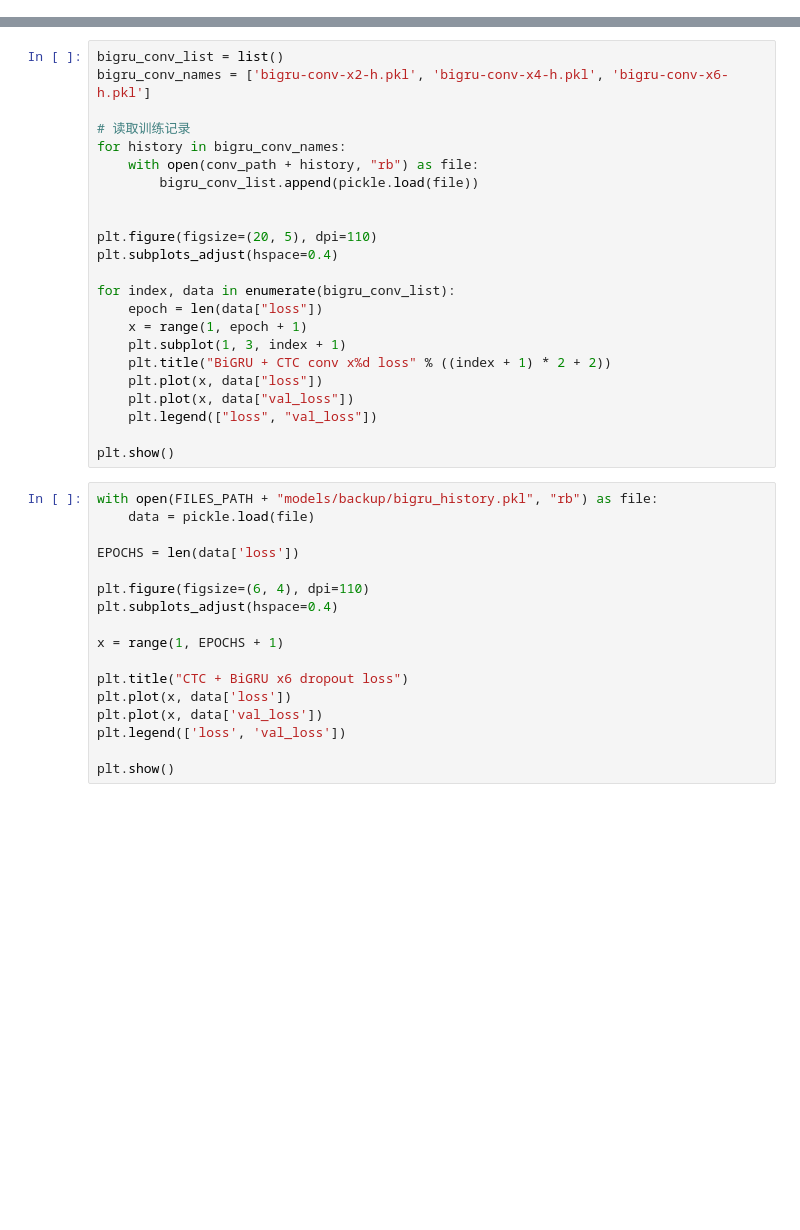
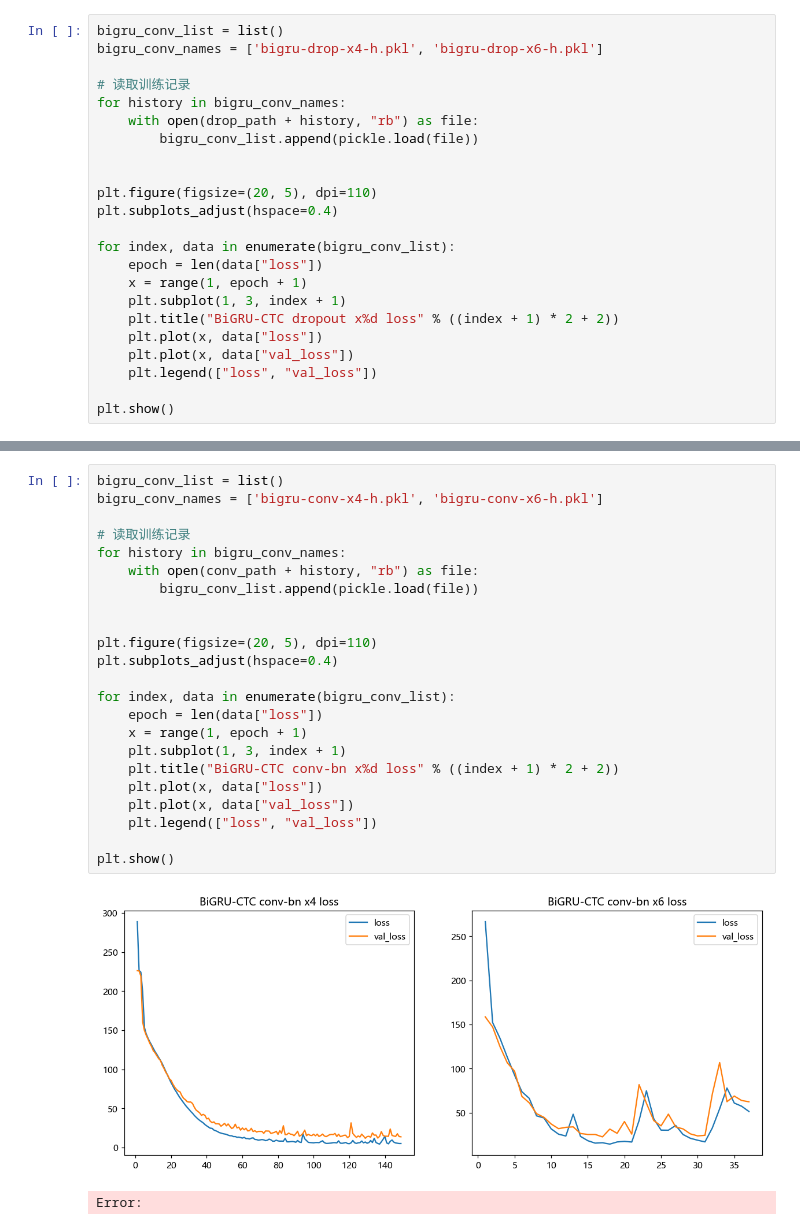
Before and after one commit to SzLeaves/asr-model-ctc, a Jupyter notebook: 5.diagrams.ipynb, the cells around one changed output, grey strips where cells are left out. Cells and saved outputs as stored; diff of their text form; blank space fills up the shorter version.

Commit message:
update: conv x4

```diff
--- a/5.diagrams.ipynb
+++ b/5.diagrams.ipynb
@@ -33,0 +37,23 @@ plt.show()
+# %%
+bigru_conv_list = list()
+bigru_conv_names = ['bigru-drop-x4-h.pkl', 'bigru-drop-x6-h.pkl']
+
+# 读取训练记录
+for history in bigru_conv_names:
+    with open(drop_path + history, "rb") as file:
+        bigru_conv_list.append(pickle.load(file))
+
+
+plt.figure(figsize=(20, 5), dpi=110)
+plt.subplots_adjust(hspace=0.4)
+
+for index, data in enumerate(bigru_conv_list):
+    epoch = len(data["loss"])
+    x = range(1, epoch + 1)
+    plt.subplot(1, 3, index + 1)
+    plt.title("BiGRU-CTC dropout x%d loss" % ((index + 1) * 2 + 2))
+    plt.plot(x, data["loss"])
+    plt.plot(x, data["val_loss"])
+    plt.legend(["loss", "val_loss"])
+
+plt.show()
@@ -34,40 +62,26 @@ plt.show()
 # %%
 bigru_conv_list = list()
-bigru_conv_names = ['bigru-conv-x2-h.pkl', 'bigru-conv-x4-h.pkl', 'bigru-conv-x6-h.pkl']
+bigru_conv_names = ['bigru-conv-x4-h.pkl', 'bigru-conv-x6-h.pkl']
 
 # 读取训练记录
 for history in bigru_conv_names:
     with open(conv_path + history, "rb") as file:
         bigru_conv_list.append(pickle.load(file))
 
 
 plt.figure(figsize=(20, 5), dpi=110)
 plt.subplots_adjust(hspace=0.4)
 
 for index, data in enumerate(bigru_conv_list):
     epoch = len(data["loss"])
     x = range(1, epoch + 1)
     plt.subplot(1, 3, index + 1)
-    plt.title("BiGRU + CTC conv x%d loss" % ((index + 1) * 2 + 2))
+    plt.title("BiGRU-CTC conv-bn x%d loss" % ((index + 1) * 2 + 2))
     plt.plot(x, data["loss"])
     plt.plot(x, data["val_loss"])
     plt.legend(["loss", "val_loss"])
 
 plt.show()
+# %% [output]
+[figure, added]
+Error:
-# %%
-with open(FILES_PATH + "models/backup/bigru_history.pkl", "rb") as file:
-    data = pickle.load(file)
-
-EPOCHS = len(data['loss'])
-
-plt.figure(figsize=(6, 4), dpi=110)
-plt.subplots_adjust(hspace=0.4)
-
-x = range(1, EPOCHS + 1)
-
-plt.title("CTC + BiGRU x6 dropout loss")
-plt.plot(x, data['loss'])
-plt.plot(x, data['val_loss'])
-plt.legend(['loss', 'val_loss'])
-
-plt.show()
```
Also changed, not shown: parts of 3 cells of this notebook, 2 other files.
